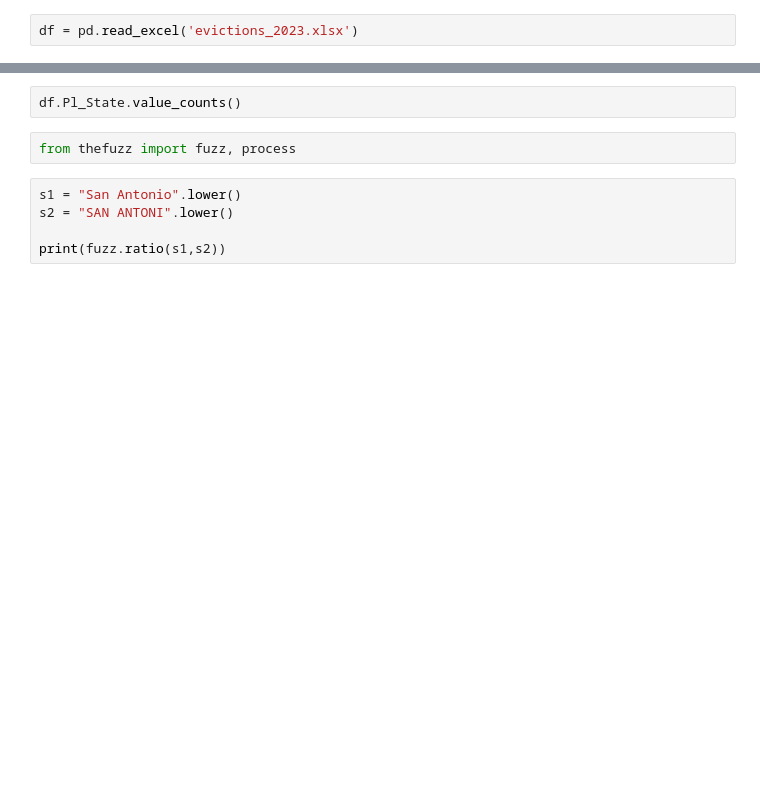
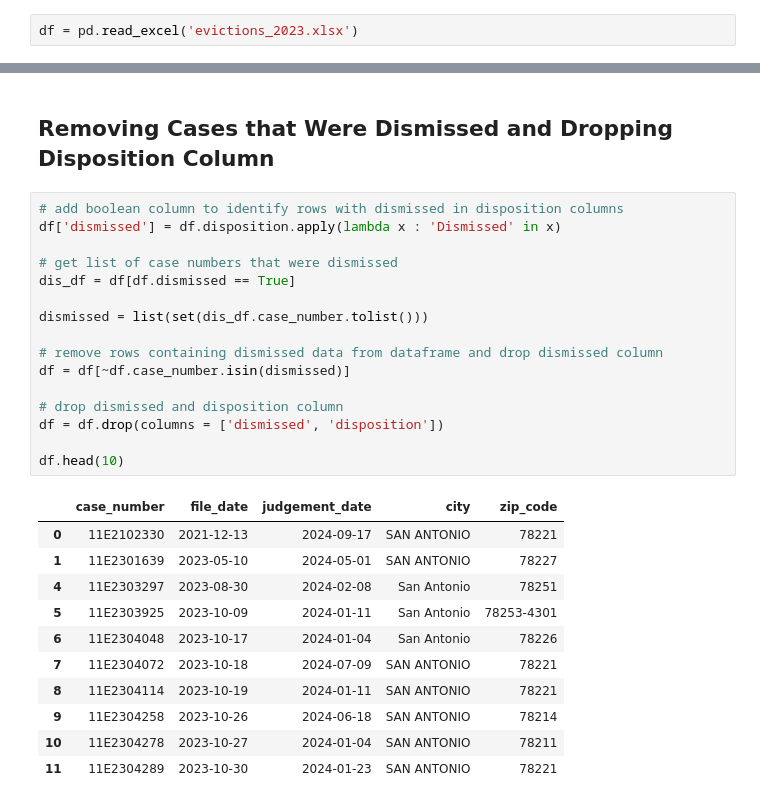
Before and after one commit to Johndsalas/haven_for_hope_evictions_project, a Jupyter notebook: scratch.ipynb, the cells around one changed output, grey strips where cells are left out. Drawn from its saved outputs; the diff is of its cells as text; blank space fills up the shorter version.

```diff
--- a/scratch.ipynb
+++ b/scratch.ipynb
@@ -98,9 +138,30 @@ df.CITY_NAME.value_counts()
-# %%
-df.Pl_State.value_counts()
-# %%
-from thefuzz import fuzz, process
-# %%
-s1 = "San Antonio".lower()
-s2 = "SAN ANTONI".lower()
-
-print(fuzz.ratio(s1,s2))
+# %% [markdown]
+## Removing Cases that Were Dismissed and Dropping Disposition Column
+# %%
+# add boolean column to identify rows with dismissed in disposition columns
+df['dismissed'] = df.disposition.apply(lambda x : 'Dismissed' in x)
+
+# get list of case numbers that were dismissed
+dis_df = df[df.dismissed == True]
+
+dismissed = list(set(dis_df.case_number.tolist()))
+
+# remove rows containing dismissed data from dataframe and drop dismissed column
+df = df[~df.case_number.isin(dismissed)]
+
+# drop dismissed and disposition column
+df = df.drop(columns = ['dismissed', 'disposition'])
+
+df.head(10)
+# %% [output]
+|  | case_number | file_date | judgement_date | city | zip_code |
+| 0 | 11E2102330 | 2021-12-13 | 2024-09-17 | SAN ANTONIO | 78221 |
+| 1 | 11E2301639 | 2023-05-10 | 2024-05-01 | SAN ANTONIO | 78227 |
+| 4 | 11E2303297 | 2023-08-30 | 2024-02-08 | San Antonio | 78251 |
+| 5 | 11E2303925 | 2023-10-09 | 2024-01-11 | San Antonio | 78253-4301 |
+| 6 | 11E2304048 | 2023-10-17 | 2024-01-04 | San Antonio | 78226 |
+| 7 | 11E2304072 | 2023-10-18 | 2024-07-09 | SAN ANTONIO | 78221 |
+| 8 | 11E2304114 | 2023-10-19 | 2024-01-11 | SAN ANTONIO | 78221 |
+| 9 | 11E2304258 | 2023-10-26 | 2024-06-18 | SAN ANTONIO | 78214 |
+| 10 | 11E2304278 | 2023-10-27 | 2024-01-04 | SAN ANTONIO | 78211 |
+| 11 | 11E2304289 | 2023-10-30 | 2024-01-23 | SAN ANTONIO | 78221 |
```
Also changed, not shown: parts of 39 cells of this notebook.
